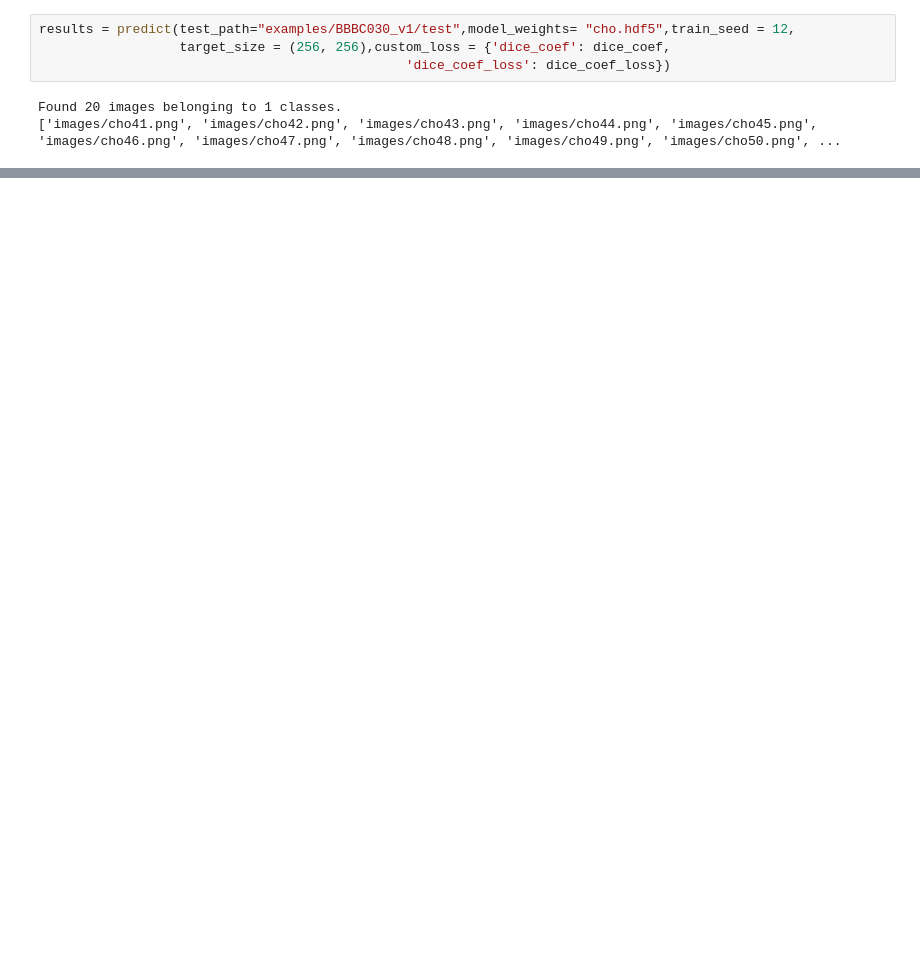
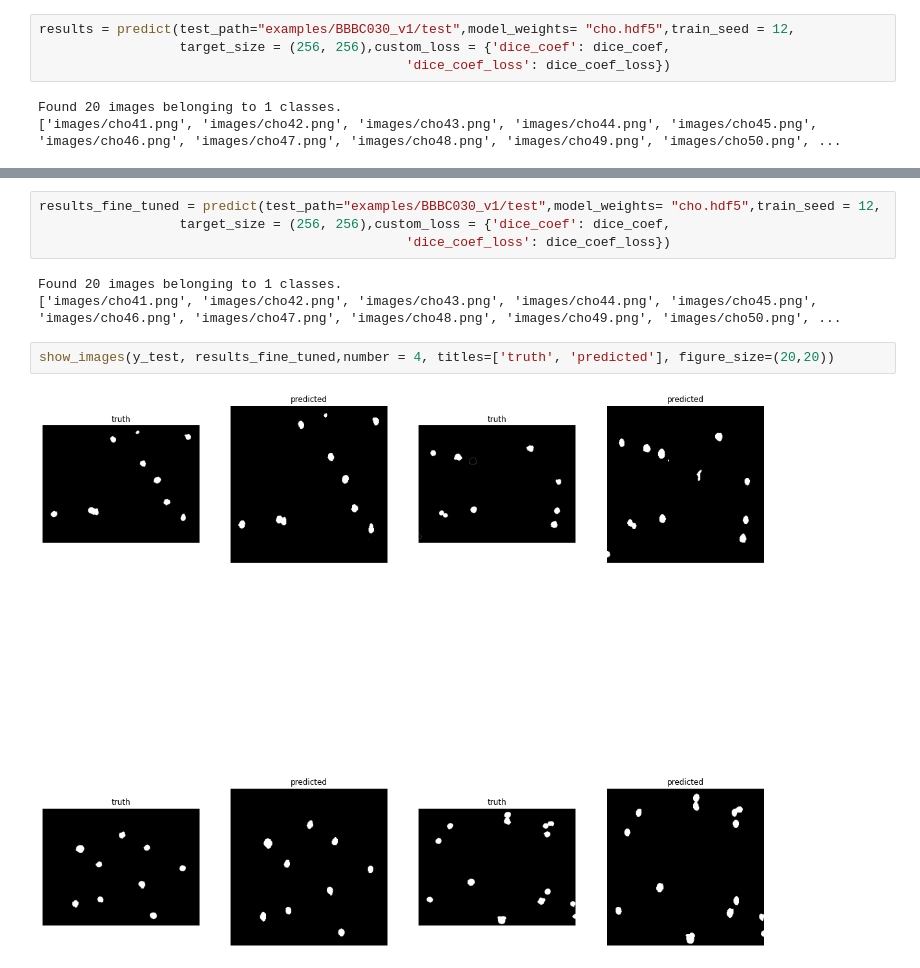
Before and after one commit to Nelson-Gon/cytounet, a Jupyter notebook: examples/example_usage.ipynb, the cells around one changed output, grey strips where cells are left out. Saved outputs shown, nothing was run; the diff lists cells and outputs as text; blank space fills up the shorter version.

```diff
--- a/examples/example_usage.ipynb
+++ b/examples/example_usage.ipynb
@@ -94,0 +116,11 @@ show_images(y_test, results,number = 4, titles=['truth', 'predicted'], figure_si
+# %%
+results_fine_tuned = predict(test_path="examples/BBBC030_v1/test",model_weights= "cho.hdf5",train_seed = 12,
+                  target_size = (256, 256),custom_loss = {'dice_coef': dice_coef,
+                                               'dice_coef_loss': dice_coef_loss})
+# %% [output]
+Found 20 images belonging to 1 classes.
+['images/cho41.png', 'images/cho42.png', 'images/cho43.png', 'images/cho44.png', 'images/cho45.png', 'images/cho46.png', 'images/cho47.png', 'images/cho48.png', 'images/cho49.png', 'images/cho50.png', ...
+# %%
+show_images(y_test, results_fine_tuned,number = 4, titles=['truth', 'predicted'], figure_size=(20,20))
+# %% [output]
+[figure, added]
```
Also changed, not shown: parts of 6 cells of this notebook.
